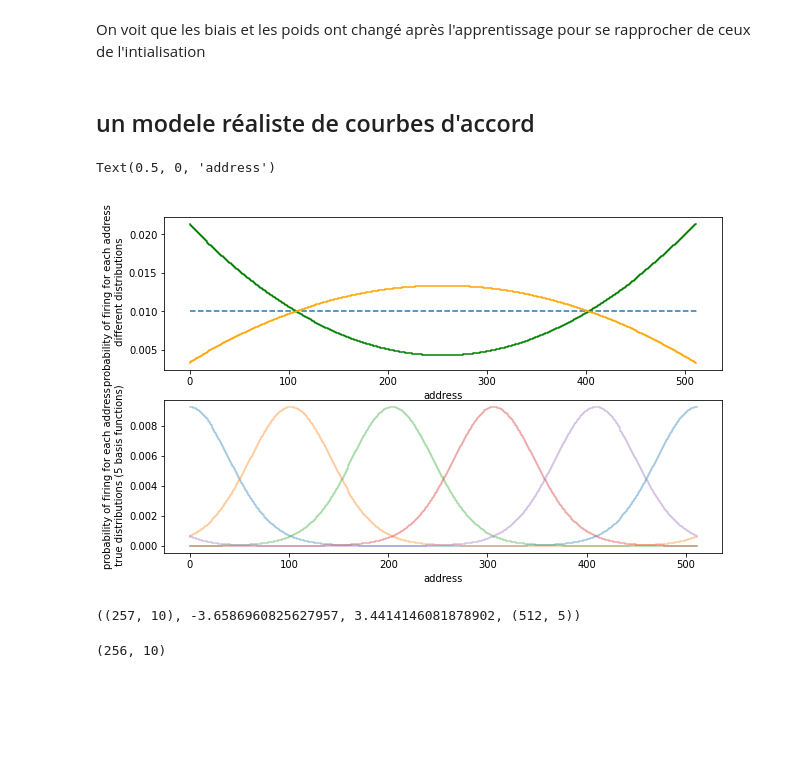
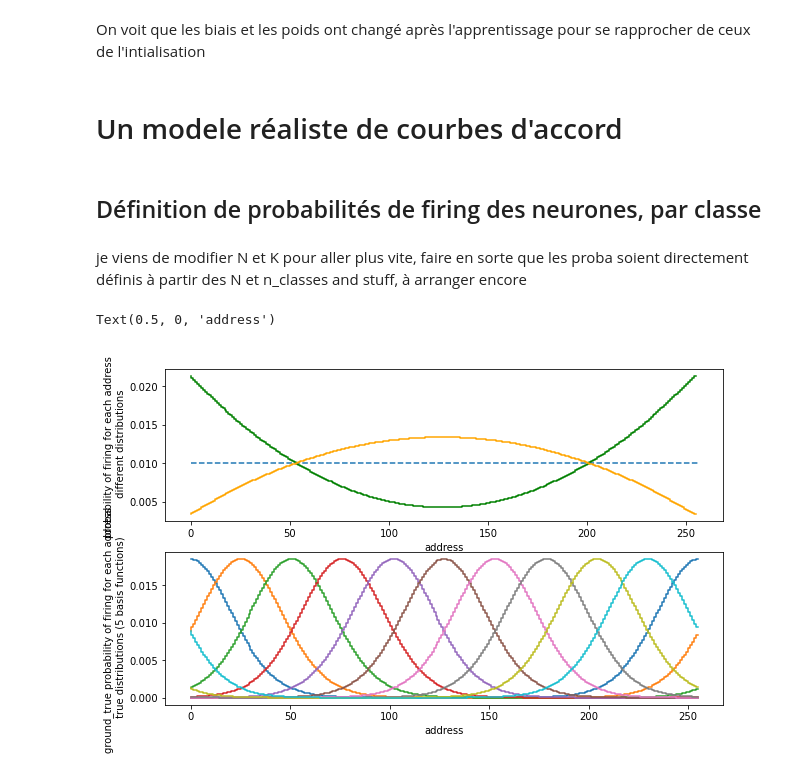
Before and after one commit to camillebesnainou/2022-01-10-polychrony, a Jupyter notebook: 2022-01-24-logistic-regression.ipynb, the cells around one changed output. Cells and saved outputs as stored; diff of their text form; code cells hidden in the pictures; blank space fills up the shorter version.

```diff
--- a/2022-01-24-logistic-regression.ipynb
+++ b/2022-01-24-logistic-regression.ipynb
@@ -317,54 +311,66 @@ ax.plot(logistic_model.linear.weight[i_digit, :].detach().numpy(), 'r')
 # %% [markdown]
 On voit que les biais et les poids ont changé après l'apprentissage pour se rapprocher de ceux de l'intialisation
 # %% [markdown]
-## un modele réaliste de courbes d'accord
+# Un modele réaliste de courbes d'accord
+# %% [markdown]
+## Définition de probabilités de firing des neurones, par classe
+# %% [markdown]
+je viens de modifier N et K pour aller plus vite, faire en sorte que les proba soient directement définis à partir des N et n_classes and stuff, à arranger encore
 # %%
 fig_width = 10
 phi = np.sqrt(5)/2 + 1/2
 N_trials = 2**11 # number of trials
-p1 = .01 # average firing probability
-N = 2**9 # number of addresses
-K = 5 # number of patterns
+p_1 = .01 # average firing probability
 sigma = .51 # bandwidth
 
-p2 = 1. - .75*np.linspace(-1, 1, N, endpoint=True)**2
-p2 /= p2.mean()
-p2 *= p1
-p3 = 1. + 4.*np.linspace(-1, 1, N, endpoint=True)**2
-p3 /= p3.mean()
-p3 *= p1
-p = np.vstack((p1*np.ones(N), p2, p3)).T
+N = 256 # nombre de valeurs de l'entrée
+n_classes = 10 # nombre de classes
+N_batch = 100 # nombre d'échantillons
+seed = 1973
+
+
+# several firing probabilities for each address
+p_2 = 1. - .75*np.linspace(-1, 1, N, endpoint=True)**2
+p_2 /= p_2.mean()
+p_2 *= p_1
+
+p_3 = 1. + 4.*np.linspace(-1, 1, N, endpoint=True)**2
+p_3 /= p_3.mean()
+p_3 *= p_1
+
+p_ = np.vstack((p_1*np.ones(N), p_2, p_3)).T
 
 # a simple circular function to generate patterns
 def von_mises(j, N, sigma):
-    p = np.exp( np.cos(2*np.pi* (np.linspace(0, 1, N, endpoint=False) -j/N)) / sigma**2)
-    p /= p.sum()
-    return p
+    p_ = np.exp( np.cos(2*np.pi* (np.linspace(0, 1, N, endpoint=False) -j/N)) / sigma**2)
+    p_ /= p_.sum()
+    return p_
 
-def stack(K, N, sigma):
-    p = np.zeros((N, K))
-    for k in range(K):
-        p[:, k] = von_mises(k*N/K, N, sigma)
-    return p
+def stack(n_classes, N, sigma):
+    p_ = np.zeros((N, n_classes))
+    for classe in range(n_classes):
+        p_[:, classe] = von_mises(classe*N/n_classes, N, sigma)
+    return p_
 
-p_true = stack(K, N, sigma)
+p_true = stack(n_classes, N, sigma)
 
 N_hyp = p_true.shape[-1]
-fig, ax = plt.subplots(2, 1, figsize=(fig_width, fig_width/phi))
-#ax[0].step(np.arange(N), b.mean(axis=0), label='firing rate for each address')
-ax[0].step(np.arange(N), p3, color = 'green', label = 'p3')
-ax[0].step(np.arange(N), p2, color = 'orange', label = 'p2')
-ax[0].hlines(p1, 0, N, linestyles='--', label='p1')
+
+# représentation de différentes probabilités de décharge possibles en fonction de tous les neurones
+
+fig, ax = plt.subplots(2, 1, figsize=(fig_width, fig_width/phi)) #fig, ax = plt.subplots(nb de plot, nb de x, taille de l'image largeur, longueur)
+
+ax[0].step(np.arange(N), p_3, color = 'green', label = 'p_3') #ax[0] = subplot 1, axes.step(x,y)
+ax[0].step(np.arange(N), p_2, color = 'orange', label = 'p_2')
+ax[0].hlines(p_1, 0, N, linestyles='--', label='p_1') #hlines (y, xmin, xmax), p1 = average firing probability
 ax[0].set_xlabel('address')
 ax[0].set_ylabel('probability of firing for each address \n different distributions')
+
+# représentation de la vraie proba de firing
 for i_test in range(N_hyp):
-    ax[1].step(np.arange(N), p_true[:, i_test], alpha=.4)
-ax[1].set_ylabel('probability of firing for each address \n true distributions (5 basis functions)')
+    ax[1].step(np.arange(N), (p_true[:, i_test].T)) #une courbe par pattern
+ax[1].set_ylabel('ground_true probability of firing for each address \n true distributions (5 basis functions)')
 ax[1].set_xlabel('address')
 # %% [output]
 Text(0.5, 0, 'address')
-[figure, old version]
+[figure, new version]
-# %%
-W.shape, W.min(), W.max(), p_true.shape
-# %% [output]
-((257, 10), -3.6586960825627957, 3.4414146081878902, (512, 5))
@@ -381,4 +376,0 @@ p_true = stack(n_classes, N, sigma)
-# %%
-p_true.shape
-# %% [output]
-(256, 10)
```
Also changed, not shown: parts of 32 cells of this notebook.
